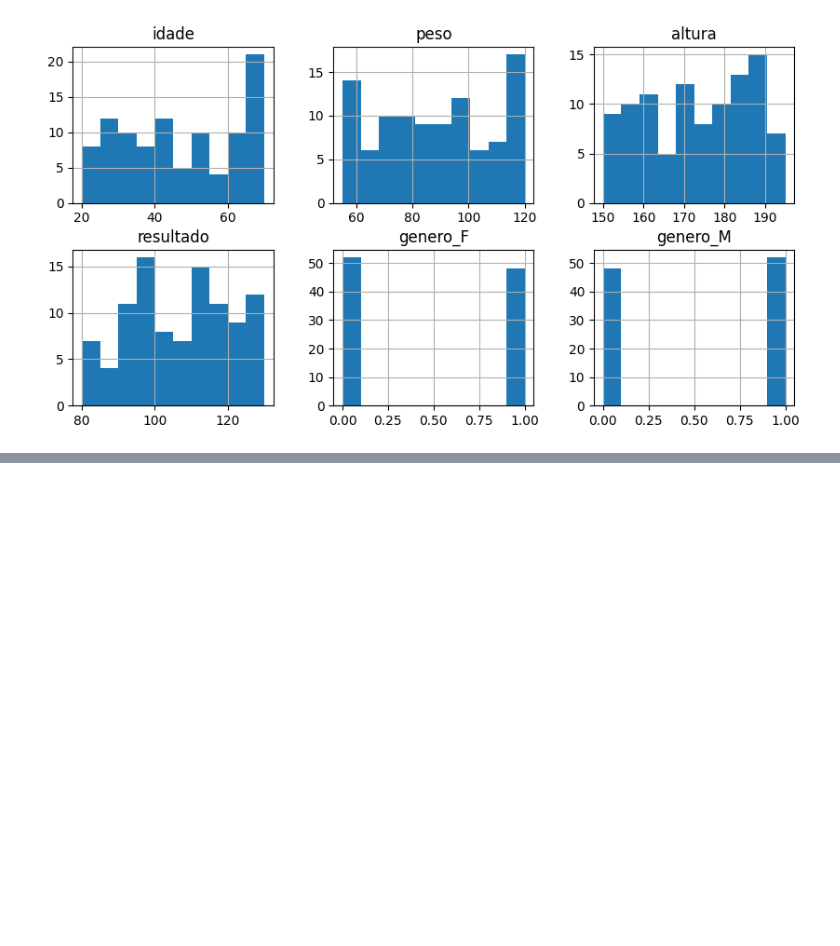
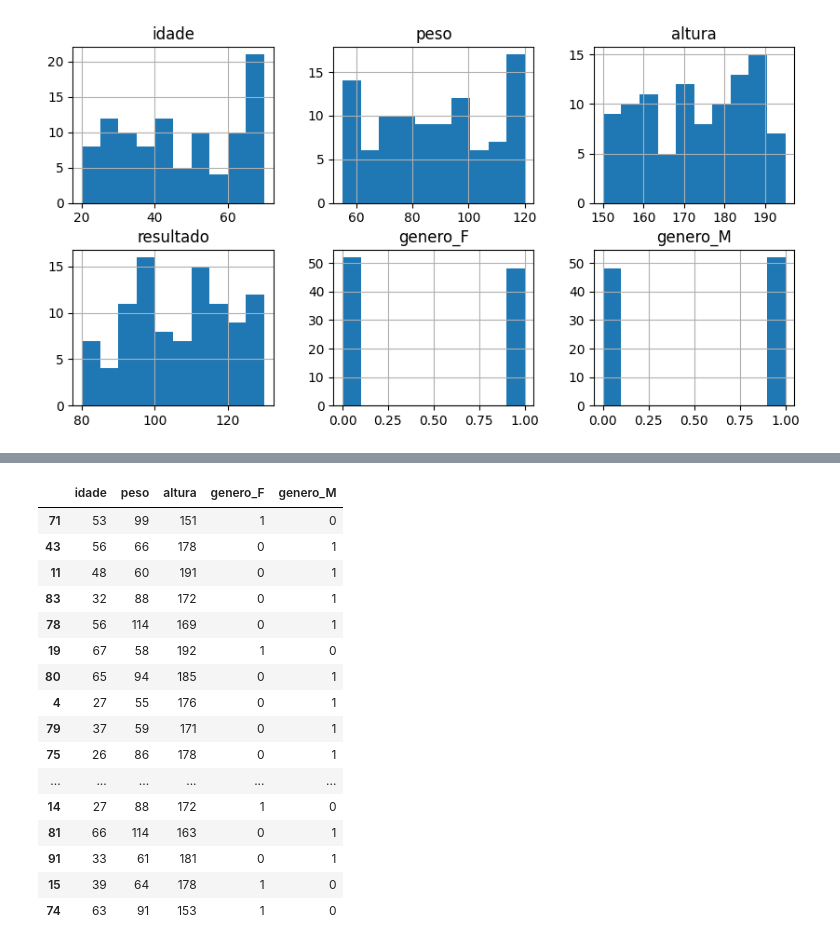
Before and after one commit to rcmonteiro/curso-ia-rocketseat, a Jupyter notebook: modelo_diabetes/modelo_diabetes.ipynb, the cells around one changed output, grey strips where cells are left out. Cells and saved outputs as stored; diff of their text form; code cells hidden in the pictures; blank space fills up the shorter version.

```diff
--- a/modelo_diabetes/modelo_diabetes.ipynb
+++ b/modelo_diabetes/modelo_diabetes.ipynb
@@ -121,0 +213,31 @@ array([[<Axes: title={'center': 'idade'}>,
+# %%
+# Modelo 1 - Sem IMC
+
+# Convenção, X para variáveis independentes (classificadora) e y para variáveis resposta (previsão)
+from sklearn.model_selection import train_test_split
+X = df_exames.drop(columns=['imc', 'resultado'])
+y = df_exames['resultado']
+
+# Dividir o conjunto de dados entre treino e teste
+# o `random_state` é usado para garantir a reprodução do teste com mais consistência, garantindo os mesmos resultados de teste para outras pessoas rodarem o código.
+X_train, X_test, y_train, y_test = train_test_split(X, y, train_size=0.7, random_state=51)
+
+X_test
+# %% [output]
+|  | idade | peso | altura | genero_F | genero_M |
+| 71 | 53 | 99 | 151 | 1 | 0 |
+| 43 | 56 | 66 | 178 | 0 | 1 |
+| 11 | 48 | 60 | 191 | 0 | 1 |
+| 83 | 32 | 88 | 172 | 0 | 1 |
+| 78 | 56 | 114 | 169 | 0 | 1 |
+| 19 | 67 | 58 | 192 | 1 | 0 |
+| 80 | 65 | 94 | 185 | 0 | 1 |
+| 4 | 27 | 55 | 176 | 0 | 1 |
+| 79 | 37 | 59 | 171 | 0 | 1 |
+| 75 | 26 | 86 | 178 | 0 | 1 |
+| ... | ... | ... | ... | ... | ... |
+| 14 | 27 | 88 | 172 | 1 | 0 |
+| 81 | 66 | 114 | 163 | 0 | 1 |
+| 91 | 33 | 61 | 181 | 0 | 1 |
+| 15 | 39 | 64 | 178 | 1 | 0 |
+| 74 | 63 | 91 | 153 | 1 | 0 |
```
Also changed, not shown: parts of 16 cells of this notebook, 2 other files.
